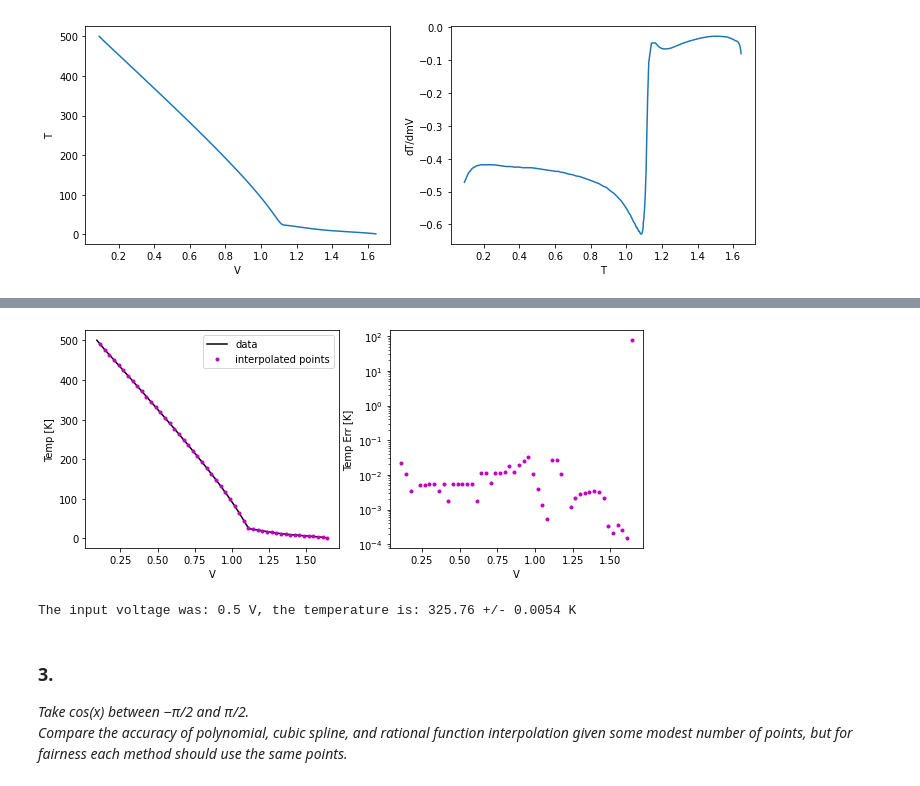
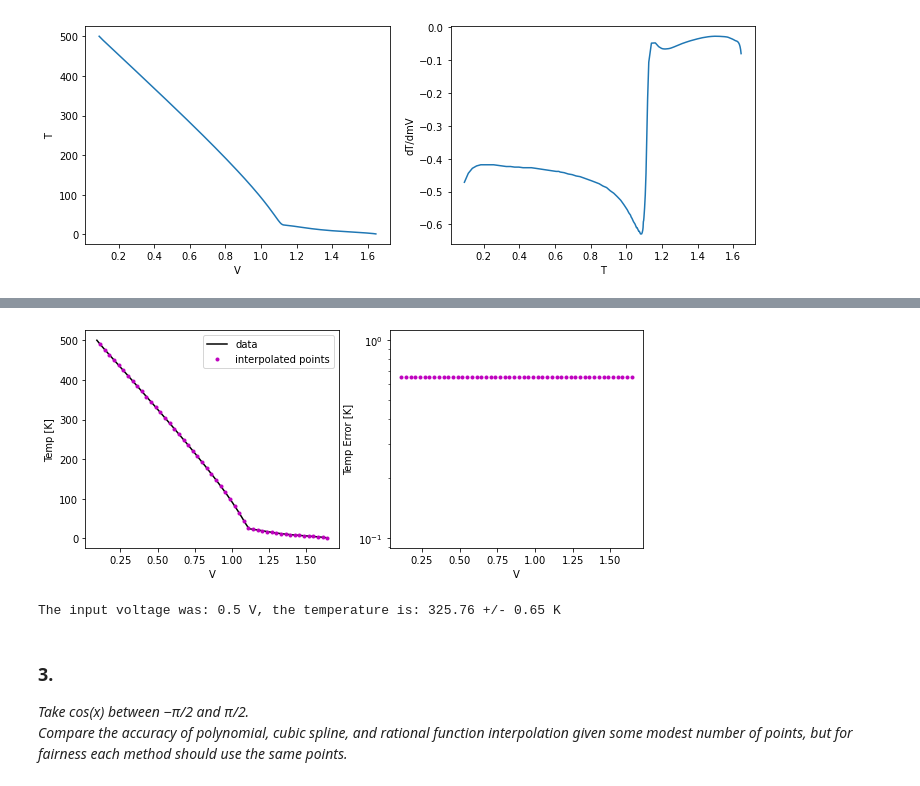
Before and after one commit to eklem1/Phys512_EK, a Jupyter notebook: PS1/PS1_work.ipynb, the cells around one changed output, grey strips where cells are left out. Cells and saved outputs as stored; diff of their text form; code cells hidden in the pictures.

```diff
--- a/PS1/PS1_work.ipynb
+++ b/PS1/PS1_work.ipynb
@@ -166,7 +174,4 @@ So for each interval of ($x_0, x_1$), I will find the second derivative numerica
 # %%
-#got to fit the data and get error -> need to invert first
-# can use dervi for error bounds
-
 #linear equation from two points
 def lin_equ(l1, l2):
 
@@ -175,12 +180,23 @@ def lin_equ(l1, l2):
 #     print(m, c)
     return lambda x: m*x+c
 
+#max error bound from fitting with only half the data
+def splitErr(data):
+    splitData = [data[0][::2], data[1][::2], data[2][::2]]
+    splitx = data[1][1::2]
+    #get fitted values, but not error so it's not recursive
+    y_interp, y_interp_err = linearInterp(splitData, splitx, err = 'none')
+
+    err = np.max(np.abs(y_interp-data[0][1::2]))
+    return err
+
 #linear interpolation
-def linearInterp(data, x):
+def linearInterp(data, x, err = 'split'):
     y_interp = []
     errors = []
     firstDeriv = data[2] * 1/1000
 
+    #make sure the inputed voltage(s) is an array
     if isinstance(x, int) or isinstance(x, float):
         x = [x]
 
@@ -188,7 +204,6 @@ def linearInterp(data, x):
 
         #finds right neighbour of x[i] in the data
         myind=np.argmax(np.where(x[i]<data[1]))
-#         print(x[i], myind)
 
         #get linear function from two closest points
         f = lin_equ((data[1][myind], data[0][myind]), (data[1][myind-1], data[0][myind-1]))
@@ -196,35 +211,44 @@ def linearInterp(data, x):
         #evaluate at x
         y_interp.append(f(x[i]))
 
-        #get second derivative (this is pretty rough)
-        second_deriv = (1/firstDeriv[myind-1] - 1/firstDeriv[myind])/(data[1][myind-1] - data[1][myind])
+        #linear error method
+        if err == 'linear':
 
-        if second_deriv == 0:
-            second_deriv = (1/firstDeriv[myind-2] - 1/firstDeriv[myind+1])/(data[1][myind-2] - data[1][myind+1])
+            #get second derivative (this is pretty rough)
+            second_deriv = (1/firstDeriv[myind-1] - 1/firstDeriv[myind])/(data[1][myind-1] - data[1][myind])
 
-        errors.append((data[1][myind] - data[1][myind-1])**2/8 * np.abs(second_deriv))
+            if second_deriv == 0:
+                second_deriv = (1/firstDeriv[myind-2] - 1/firstDeriv[myind+1])/(data[1][myind-2] - data[1][myind+1])
+
+            errors.append((data[1][myind] - data[1][myind-1])**2/8 * np.abs(second_deriv))
+
+    #splitting data in two method (upper bound on error)
+    if err not in ['linear', 'none']:
+        errors = np.ones(len(x))*splitErr(data)
 
     return y_interp, errors
 # %%
 #plotting data and interpolated points
 x = np.linspace(data[1][-2], data[1][1], 50)
 
-y_interp, y_interp_err = linearInterp(data, x)
+#switch which line is uncommented to switch the error method
+y_interp, y_interp_err = linearInterp(data, x, err = 'split')
+# y_interp, y_interp_err = linearInterp(data, x, err = 'linear')
 
 fig, ax = plt.subplots(1, 2, figsize=(10,4))
 ax[0].plot(data[1], data[0], color="black", label="data")
 ax[0].plot(x, y_interp, ls = '', marker=".", color="m", label="interpolated points")
 ax[0].legend()
 
 ax[0].set_xlabel('V')
 ax[0].set_ylabel('Temp [K]')
 
 ax[1].semilogy(x, y_interp_err, ls = '', marker=".", color="m")
 ax[1].set_xlabel('V')
-ax[1].set_ylabel('Temp Err [K]')
+ax[1].set_ylabel('Temp Error [K]')
 plt.show()
 # %% [output]
-[figure, old version]
+[figure, new version]
 # %%
 #enter your own number here:
 x = 0.5 #K
@@ -232,9 +256,9 @@ x = 0.5 #K
 y_interp, y_interp_err = linearInterp(data, x)
 
 # arbitrary voltage and interpolate to return a temperature.
-print("The input voltage was: {0} V, the temperature is: {1:.2f} +/- {2:.4f} K".format(x, y_interp[0], y_interp_err[0]))
+print("The input voltage was: {0} V, the temperature is: {1:.2f} +/- {2:.2f} K".format(x, y_interp[0], y_interp_err[0]))
 # %% [output]
-The input voltage was: 0.5 V, the temperature is: 325.76 +/- 0.0054 K
+The input voltage was: 0.5 V, the temperature is: 325.76 +/- 0.65 K
 # %% [markdown]
 ### 3.
 *Take cos(x) between −π/2 and π/2.
```
Also changed, not shown: parts of 19 cells of this notebook.
